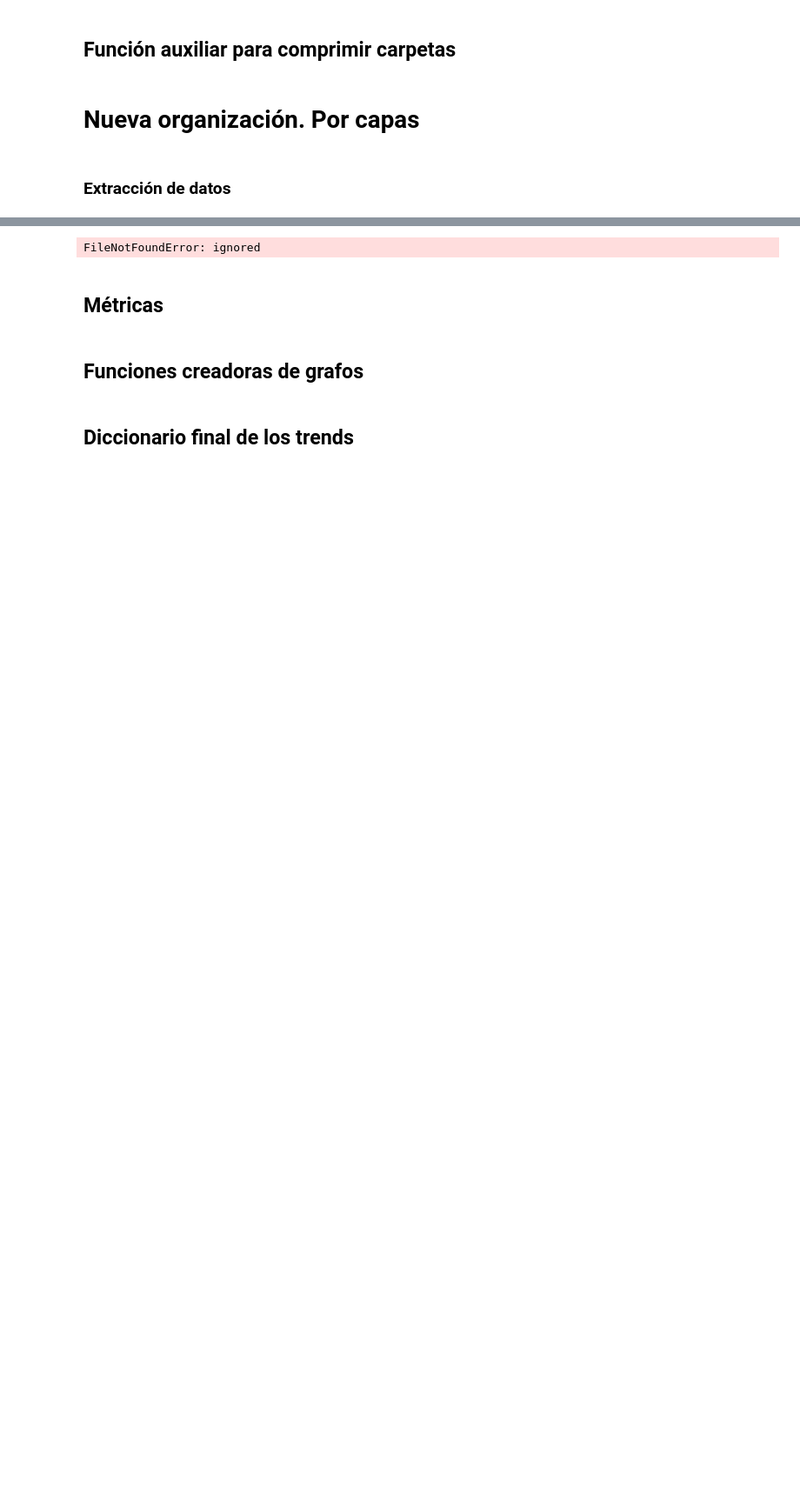
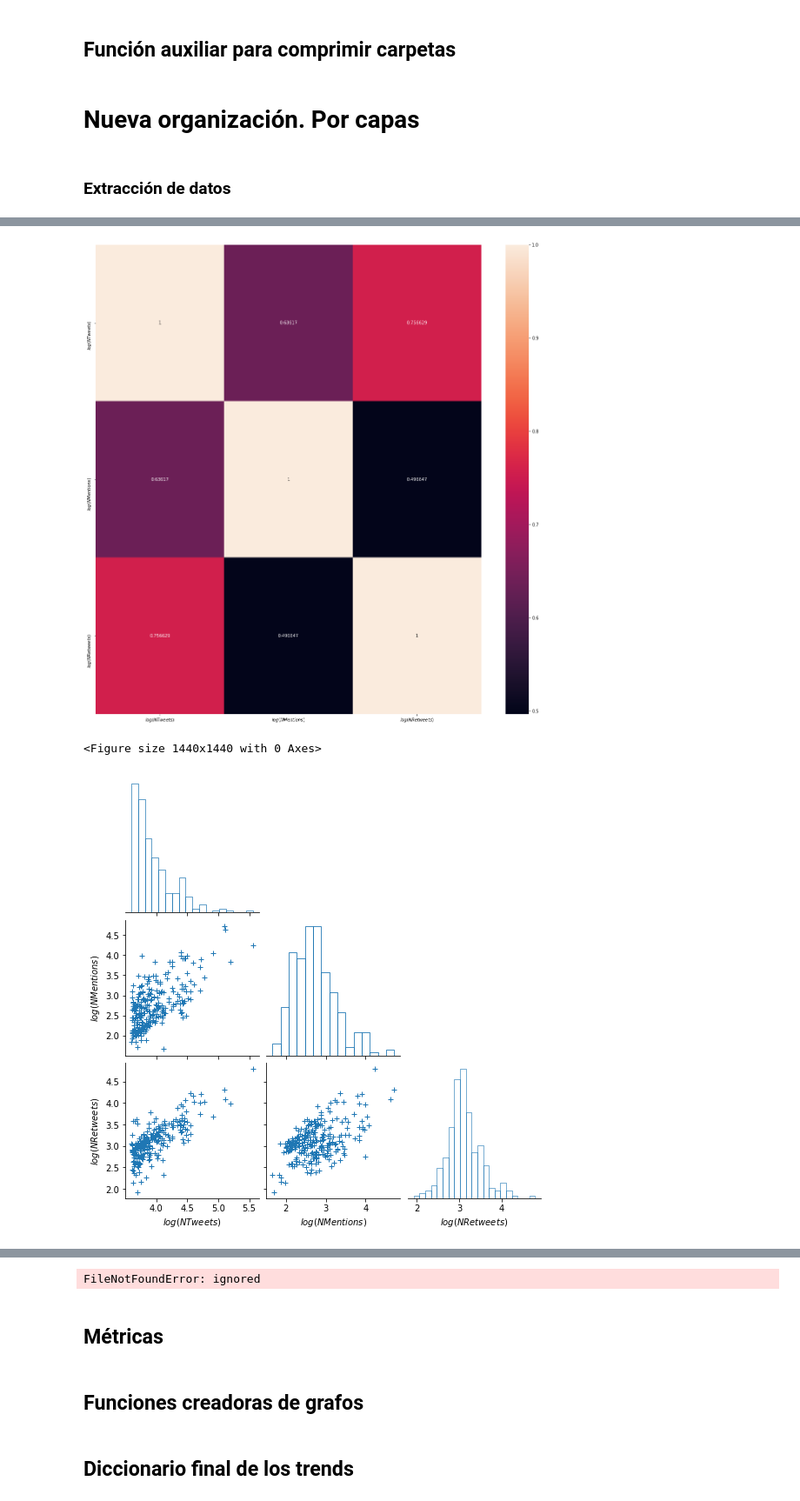
Before and after one commit to ErickMMuniz/NetworkAnalysis_TwitterTrends, a Jupyter notebook: NetworkAnalysis_TwitterTrends.ipynb, the cells around one changed output, grey strips where cells are left out. Shown at 87% size. Cells and saved outputs as stored; diff of their text form; code cells hidden in the pictures; blank space fills up the shorter version.

```diff
--- a/NetworkAnalysis_TwitterTrends.ipynb
+++ b/NetworkAnalysis_TwitterTrends.ipynb
@@ -397,0 +400,30 @@ df_mutual_follow = get_data_followers_and_friends()
+# %%
+import seaborn as sn
+
+trend = list_trends[0]
+list_final = []
+for trend in list_trends:
+  n_tweets = len(dic_tweets_user[trend])
+  n_mentions = len(dic_mentions_user[trend])
+  n_retweets = len(dic_retweets_user[trend])
+  list_final.append([trend,n_tweets,n_mentions,n_retweets])
+
+df = pd.DataFrame(data = list_final, columns=["trend","$log(N Tweets)$","$log(N Mentions)$","$log(N Retweets)$"])
+df = df[["$log(N Tweets)$","$log(N Mentions)$","$log(N Retweets)$"]]
+df = np.log10(df)
+
+plt.figure(figsize = (20,20))
+covMatrix = df.corr()
+sn.heatmap(covMatrix, annot=True, fmt='g')
+plt.show()
+
+#df = df.sort_values("n_tweets",ascending=False)
+plt.figure(figsize = (20,20))
+sn.pairplot(df, corner=True,
+            plot_kws=dict(marker="+", linewidth=1),
+            diag_kws=dict(fill=False))
+plt.show()
+# %% [output]
+[figure, added]
+<Figure size 1440x1440 with 0 Axes>
+[figure, added]
```
Also changed, not shown: parts of 10 cells of this notebook.
